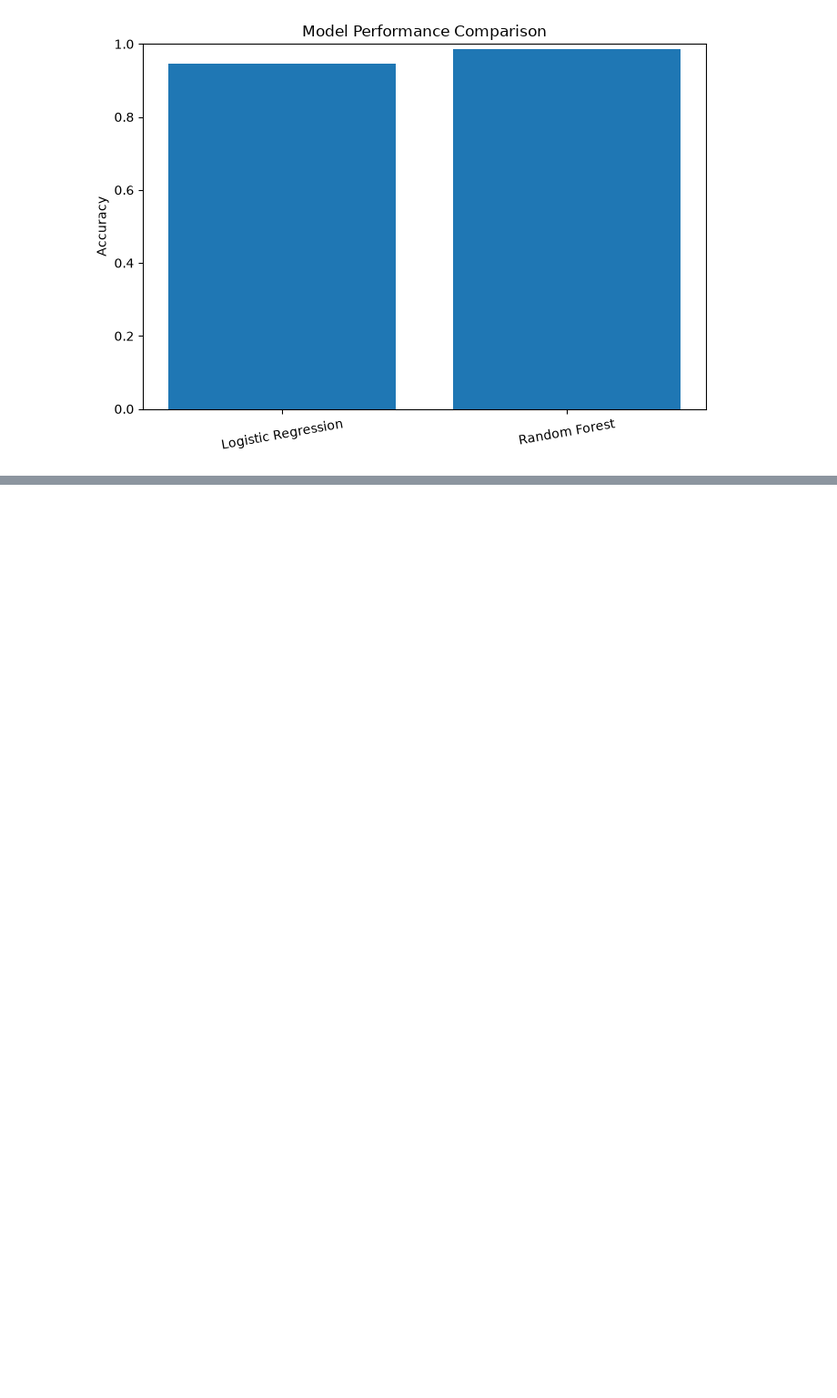
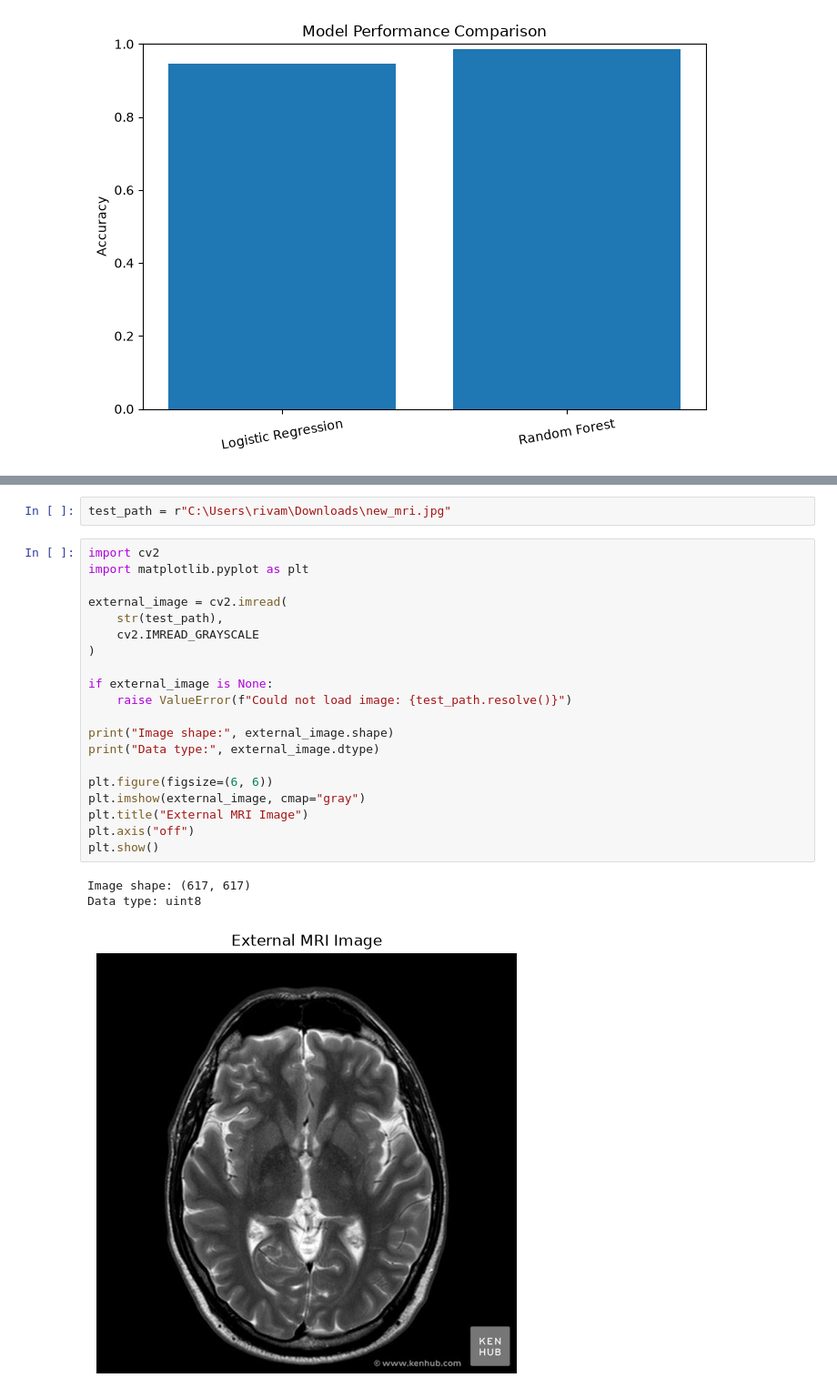
Before and after one commit to rivs10/MRI-Image-Quality-Assessment, a Jupyter notebook: notebooks/MRI_IQA.ipynb, the cells around one changed output, grey strips where cells are left out. Shown at 91% size. Cells and saved outputs as stored; diff of their text form; blank space fills up the shorter version.

```diff
--- a/notebooks/MRI_IQA.ipynb
+++ b/notebooks/MRI_IQA.ipynb
@@ -571,0 +652,26 @@ plt.show()
+# %%
+test_path = r"C:\Users\rivam\Downloads\new_mri.jpg"
+# %%
+import cv2
+import matplotlib.pyplot as plt
+
+external_image = cv2.imread(
+    str(test_path),
+    cv2.IMREAD_GRAYSCALE
+)
+
+if external_image is None:
+    raise ValueError(f"Could not load image: {test_path.resolve()}")
+
+print("Image shape:", external_image.shape)
+print("Data type:", external_image.dtype)
+
+plt.figure(figsize=(6, 6))
+plt.imshow(external_image, cmap="gray")
+plt.title("External MRI Image")
+plt.axis("off")
+plt.show()
+# %% [output]
+Image shape: (617, 617)
+Data type: uint8
+[figure, added]
```
Also changed, not shown: parts of 7 cells of this notebook.
